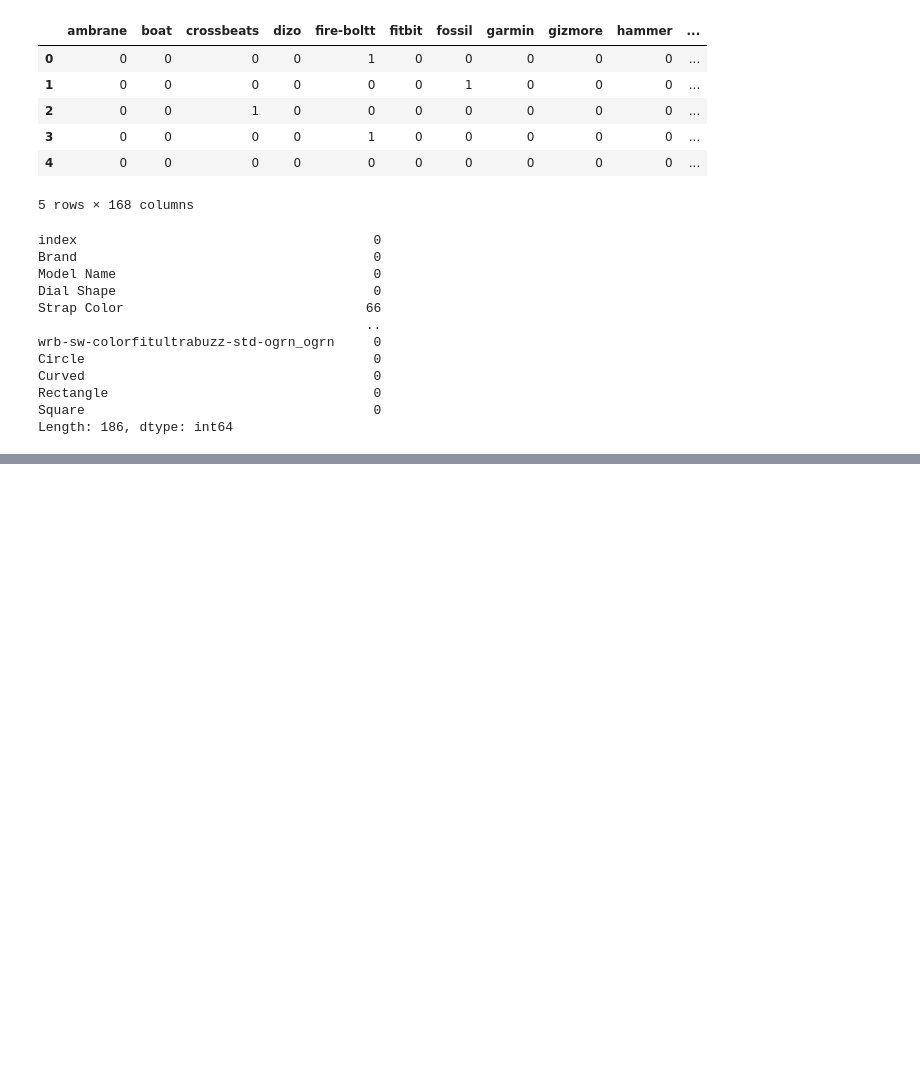
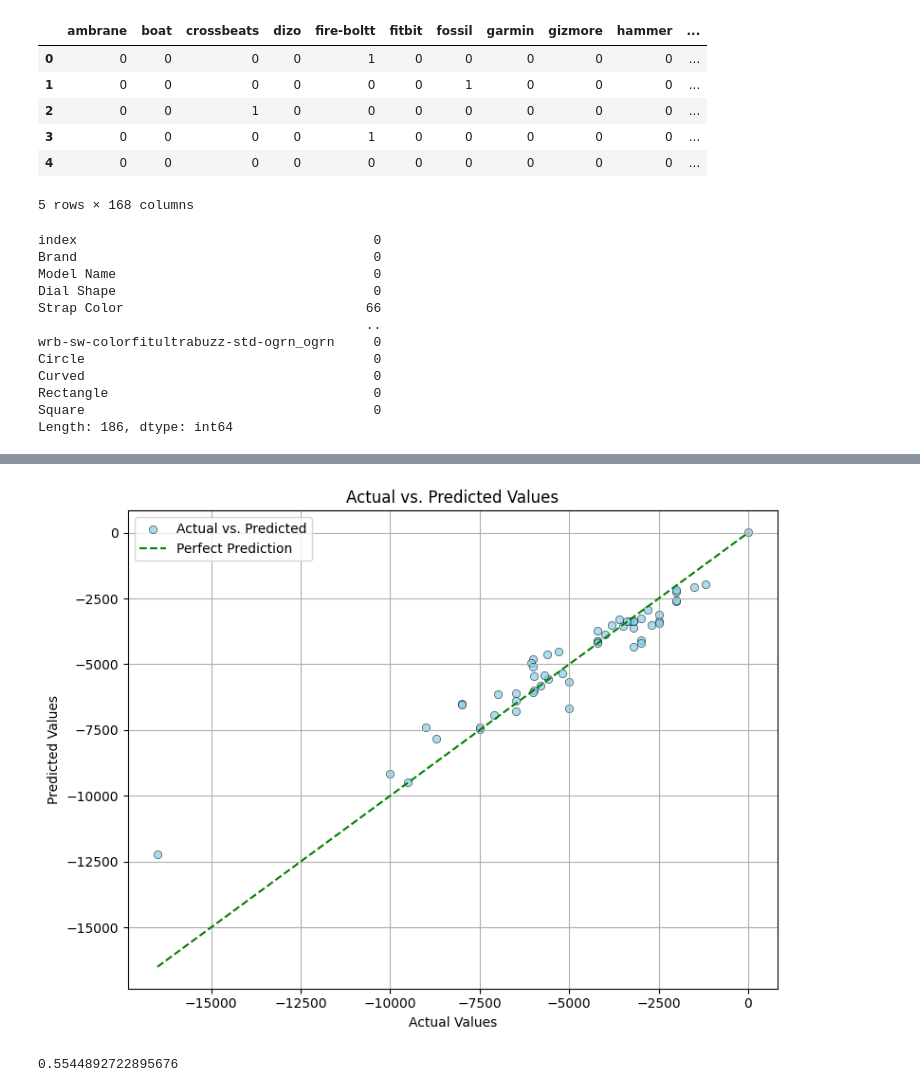
Before and after one commit to moronjie/watch_price_ml_project, a Jupyter notebook: main.ipynb, the cells around one changed output, grey strips where cells are left out. Cells and saved outputs as stored; diff of their text form; code cells hidden in the pictures; blank space fills up the shorter version.

```diff
--- a/main.ipynb
+++ b/main.ipynb
@@ -555,0 +623,28 @@ Length: 186, dtype: int64
+# %%
+plt.figure(figsize=(8, 6))
+sns.scatterplot(x=y_test, y=predictions, color='skyblue', alpha=0.7, edgecolor='black', label='Actual vs. Predicted')
+
+plt.plot([min(y_test), max(y_test)], [min(y_test), max(y_test)], 'g--', label='Perfect Prediction')
+
+plt.xlabel('Actual Values')
+plt.ylabel('Predicted Values')
+plt.title('Actual vs. Predicted Values')
+plt.legend()
+
+plt.grid(True)
+plt.tight_layout()
+plt.show()
+# %% [output]
+[figure, added]
+# %%
+from sklearn.tree import DecisionTreeRegressor
+clf = DecisionTreeRegressor(random_state=0)
+
+score = clf.fit(X_train, y_train)
+
+predictions = clf.predict(X_test)
+# print(predictions)
+
+r2_score(y_test, predictions)
+# %% [output]
+0.5544892722895676
```
Also changed, not shown: parts of 9 cells of this notebook.
